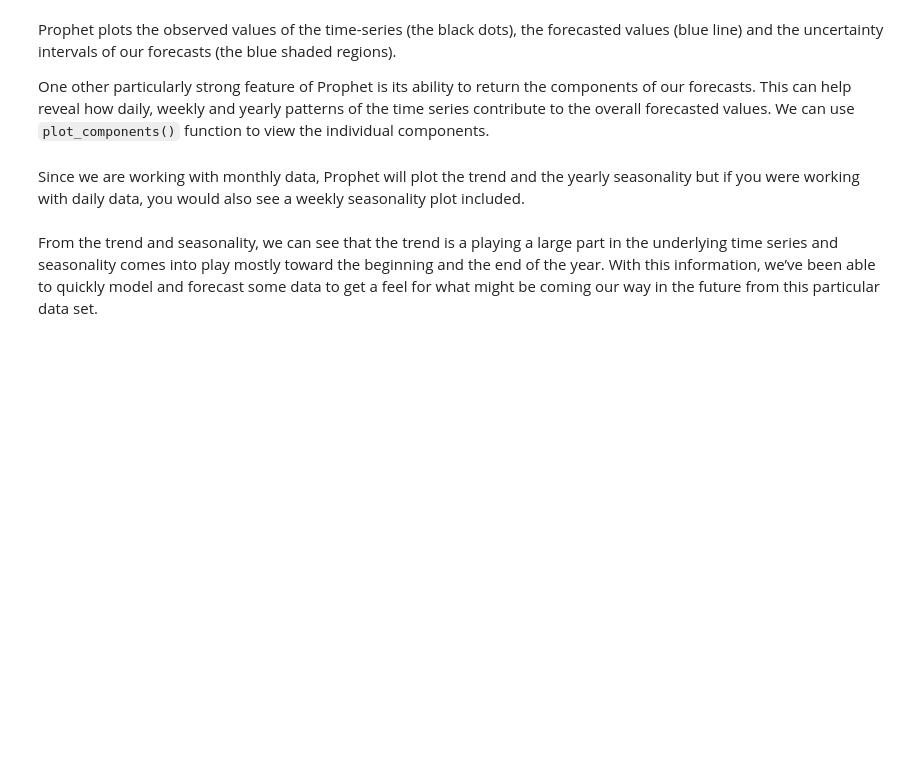
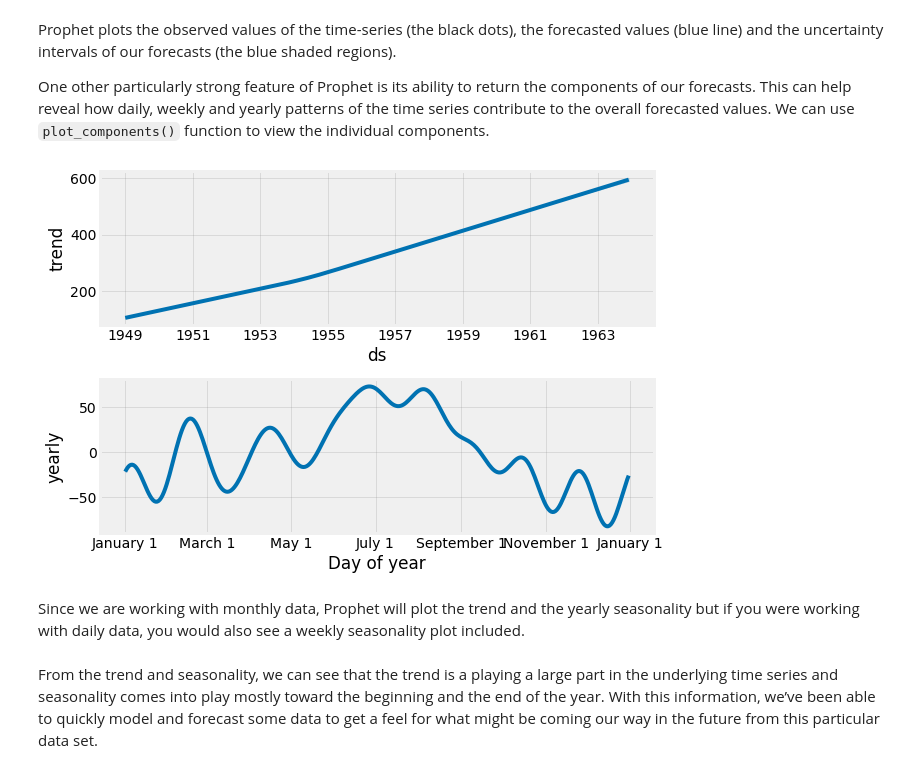
Before and after one commit to giorosati/dsc-3-26-09-facebook-prophet-lab-online-ds-pt-100118, a Jupyter notebook: index.ipynb, the cells around one changed output. Cells and saved outputs as stored; diff of their text form; code cells hidden in the pictures; blank space fills up the shorter version.

```diff
--- a/index.ipynb
+++ b/index.ipynb
@@ -195,6 +227,10 @@ Prophet plots the observed values of the time-series (the black dots), the forec
 One other particularly strong feature of Prophet is its ability to return the components of our forecasts. This can help reveal how daily, weekly and yearly patterns of the time series contribute to the overall forecasted values. We can use `plot_components()` function to view the individual components.
 # %%
 # Plot model components
+Model.plot_components(forecast)
+plt.show()
+# %% [output]
+[figure, added]
 # %% [markdown]
 Since we are working with monthly data, Prophet will plot the trend and the yearly seasonality but if you were working with daily data, you would also see a weekly seasonality plot included.
 # %% [markdown]
```
Also changed, not shown: parts of 6 cells of this notebook.
